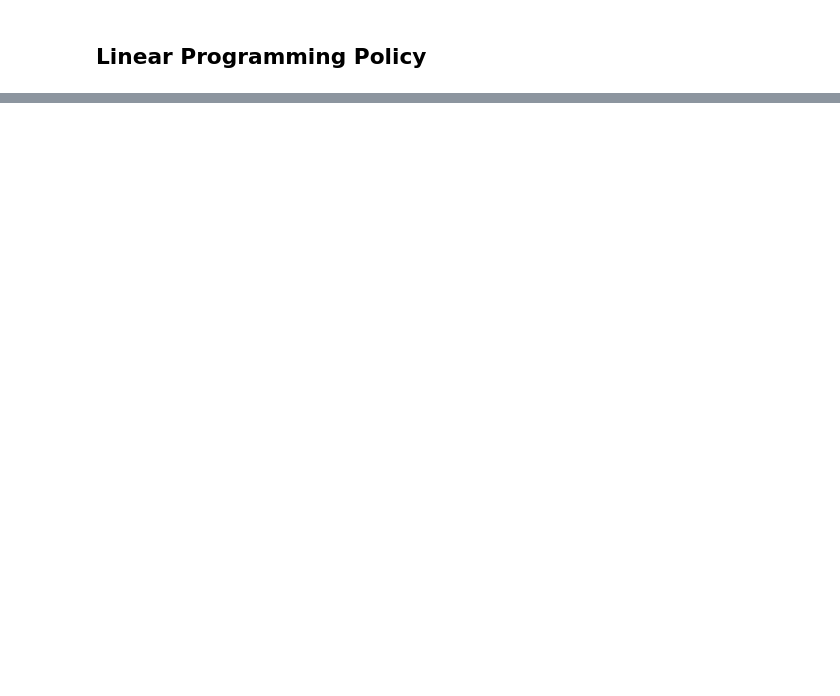
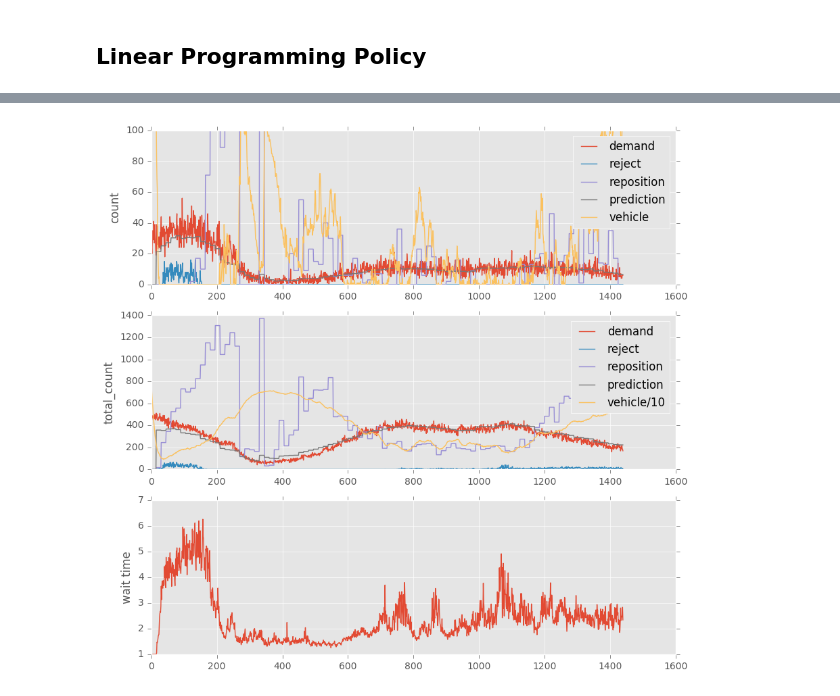
Before and after one commit to hitsuji5/FleetAI, a Jupyter notebook: engine/experiment.ipynb, the cells around one changed output, grey strips where cells are left out. Cells and saved outputs as stored; diff of their text form; code cells hidden in the pictures; blank space fills up the shorter version.

```diff
--- a/engine/experiment.ipynb
+++ b/engine/experiment.ipynb
@@ -158,0 +184,16 @@ agent = Agent(zonedf, model, policy=lp, dayofweek=6)
+# %%
+simulator = FleetSimulator(G, dataset, dayofweek=dayofweek0)
+simulator.init_vehicles(8000)
+
+rcycle = 15
+tmax = 25
+rcost = 1.0
+penalty = 30.0
+svv_param = 0.7
+geohash_table = pd.read_csv('data/zones.csv', index_col='geohash')
+agent = Agent(demand_model, eta_model, pdest_model, geohash_table, dayofweek=dayofweek0,
+             reposition_cycle=rcycle, reposition_triptime_max=tmax, reposition_cost=rcost,
+              reject_penalty=penalty, svv_param=svv_param)
+# %%
+%%time
+result = run(simulator, agent, T=60*24, reposition_cycle=rcycle)
@@ -158,0 +218,4 @@ agent = Agent(zonedf, model, policy=lp, dayofweek=6)
+# %%
+plot_result(result, reposition_cycle=rcycle);
+# %% [output]
+[figure, added]
```
Also changed, not shown: parts of 45 cells of this notebook, 18 other files.
